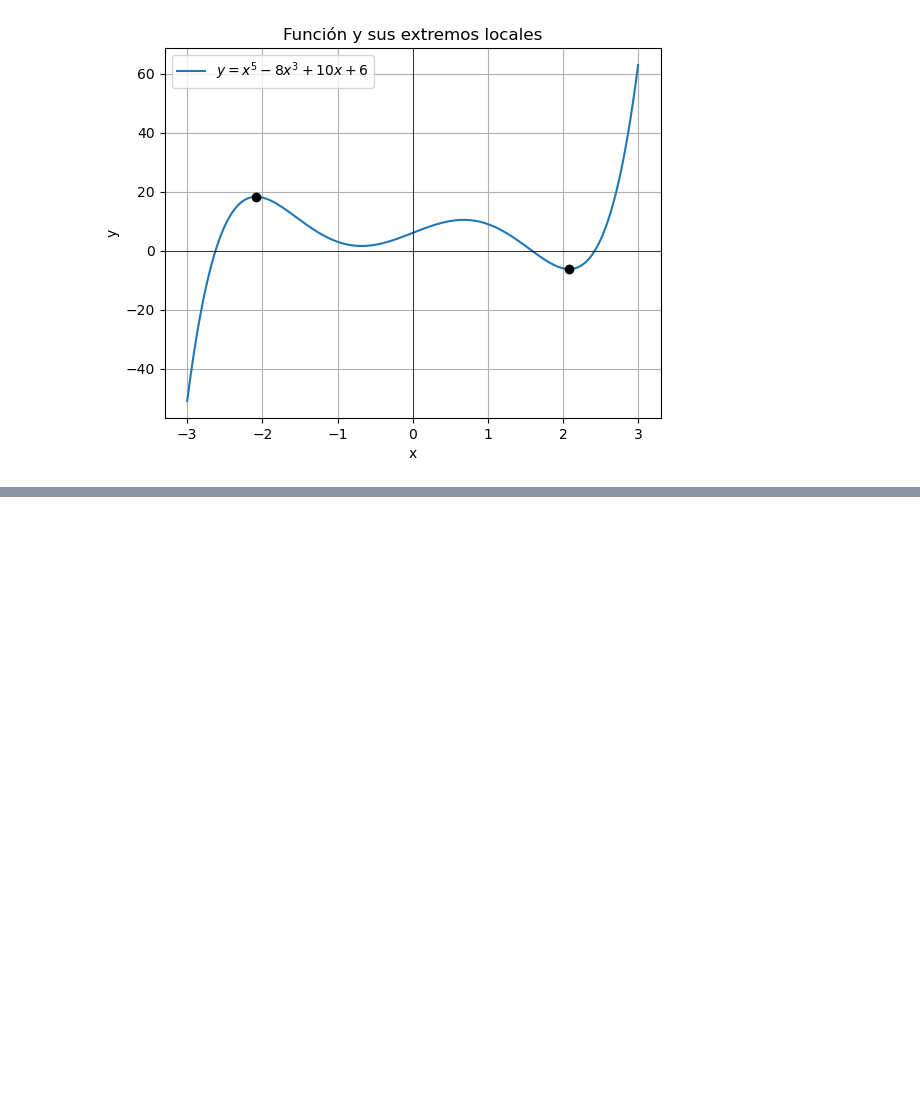
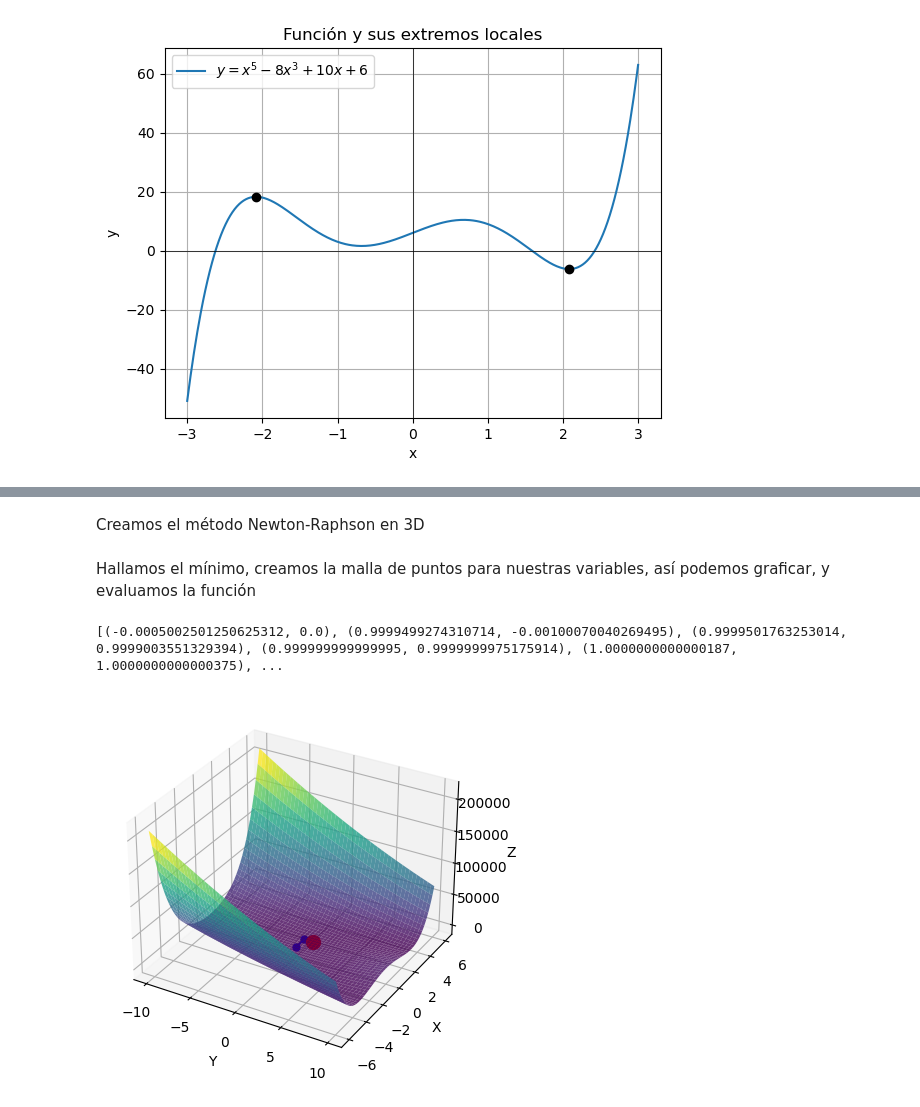
Before and after one commit to jfCamelo/MOS, a Jupyter notebook: Lab_3/lab_3.ipynb, the cells around one changed output, grey strips where cells are left out. Drawn from its saved outputs; the diff is of its cells as text; code cells hidden in the pictures; blank space fills up the shorter version.

```diff
--- a/Lab_3/lab_3.ipynb
+++ b/Lab_3/lab_3.ipynb
@@ -139,0 +153,53 @@ plt.show()
+# %% [markdown]
+Creamos el método Newton-Raphson en 3D
+# %%
+def NR_3D(x0, y0, alpha=1, tol=1e-6, max_iter=100):
+    x_lista = []
+    xi, yi = x0, y0
+    for i in range(max_iter):
+        grad_val = np.array(grad_func(xi, yi), dtype=float)
+        hessian_val = np.array(hessian_func(xi, yi), dtype=float)
+        delta = np.linalg.solve(hessian_val, -grad_val)
+        xi, yi = xi + alpha * delta[0], yi + alpha * delta[1]
+        x_lista.append((xi, yi))
+        if np.linalg.norm(grad_val) < tol:
+            break
+    return xi, yi, x_lista
+# %% [markdown]
+Hallamos el mínimo, creamos la malla de puntos para nuestras variables, así podemos graficar, y evaluamos la función
+# %%
+# Encontrar el mínimo
+x_min, y_min, lista= NR_3D(0, 10)
+
+# Crear una malla de puntos para x e y
+x_vals = np.linspace(-6, 6, 400)
+y_vals = np.linspace(-10, 10, 400)
+x_mesh, y_mesh = np.meshgrid(x_vals, y_vals)
+
+# Evaluar la función en la malla de puntos
+z_func = sym.lambdify((x, y), z_expr, 'numpy')
+z_vals = z_func(x_mesh, y_mesh)
+
+# Graficar la superficie y el punto mínimo
+fig = plt.figure()
+ax = fig.add_subplot(111, projection='3d')
+ax.plot_surface(y_mesh, x_mesh, z_vals, cmap='viridis', alpha=0.8)  # Intercambiar x_mesh y y_mesh
+ax.scatter(y_min, x_min, z_func(x_min, y_min), color='r', s=100)  # Intercambiar x_min y y_min
+
+# Graficar los puntos de la lista y la línea entre ellos
+x_lista = [p[0] for p in lista]
+y_lista = [p[1] for p in lista]
+z_lista = [z_func(p[0], p[1]) for p in lista]
+ax.plot(y_lista, x_lista, z_lista, color='b', marker='o', markersize=5)
+
+print(lista)
+
+# Etiquetas de los ejes
+ax.set_xlabel('Y')
+ax.set_ylabel('X')
+ax.set_zlabel('Z')
+
+plt.show()
+# %% [output]
+[(-0.0005002501250625312, 0.0), (0.9999499274310714, -0.00100070040269495), (0.9999501763253014, 0.9999003551329394), (0.999999999999995, 0.9999999975175914), (1.0000000000000187, 1.0000000000000375), ...
+[figure, added]
```
Also changed, not shown: parts of 3 cells of this notebook.
